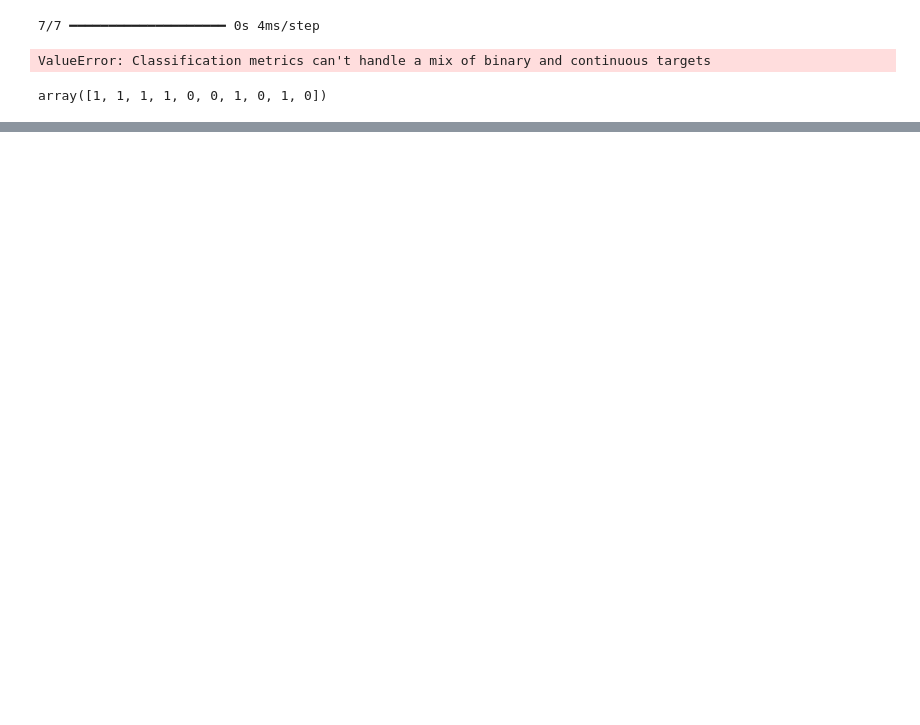
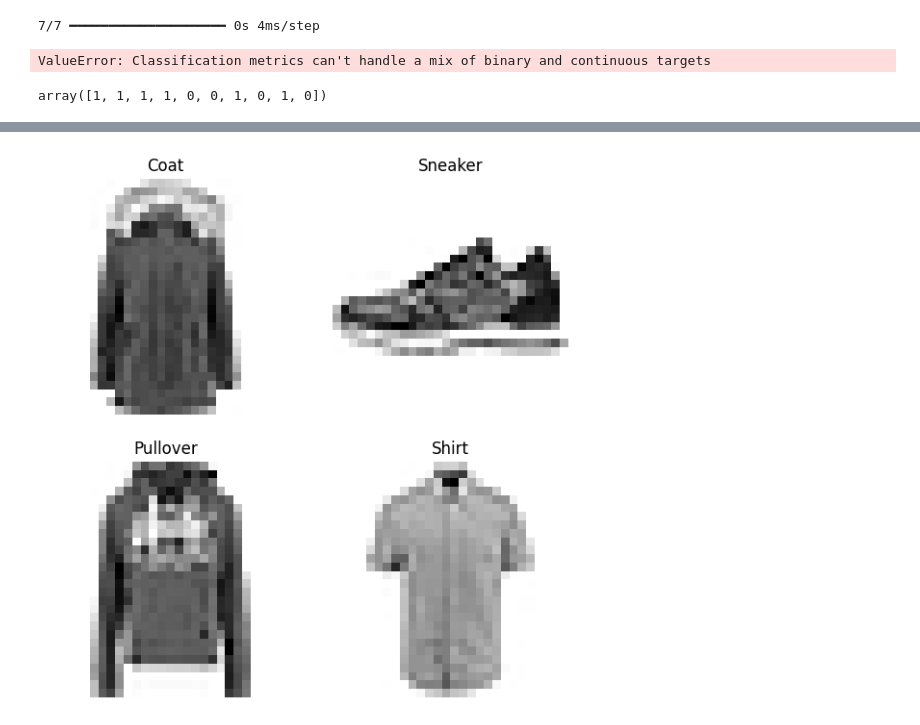
Before and after one commit to LT-Ripjaws/deep-learning, a Jupyter notebook: Exercises/3#-Neural_Network_Classification_TF.ipynb, the cells around one changed output, grey strips where cells are left out. Cells and saved outputs as stored; diff of their text form; code cells hidden in the pictures; blank space fills up the shorter version.

```diff
--- a/Exercises/3#-Neural_Network_Classification_TF.ipynb
+++ b/Exercises/3#-Neural_Network_Classification_TF.ipynb
@@ -389,0 +462,12 @@ for i, j in itertools.product(range(cm.shape[0]), range(cm.shape[1])):
+# %%
+# plot multiple random images of fashion MNIST
+import random
+plt.figure(figsize=(7,7))
+for i in range(4):
+    ax = plt.subplot(2, 2, i+1)
+    rand_index = random.choice(range(len(train_data)))
+    plt.imshow(train_data[rand_index], cmap=plt.cm.binary)
+    plt.title(class_names[train_labels[rand_index]])
+    plt.axis(False)
+# %% [output]
+[figure, added]
```
Also changed, not shown: parts of 30 cells of this notebook.
